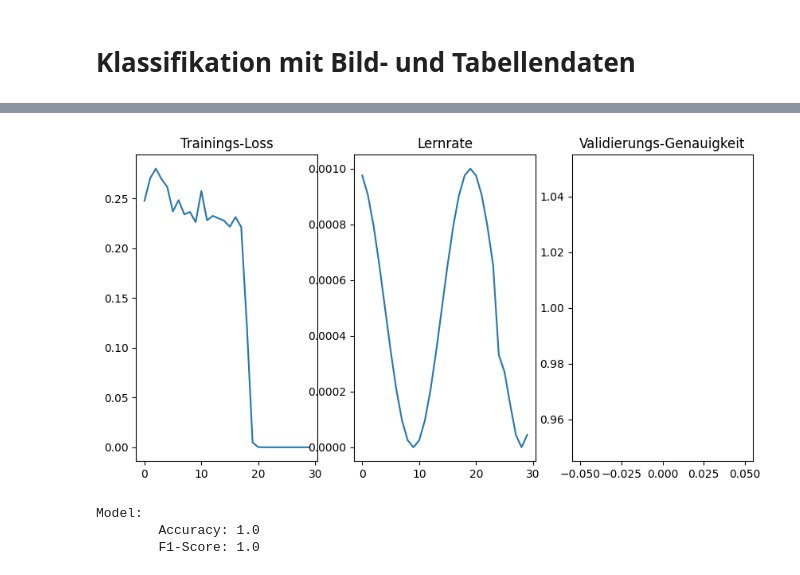
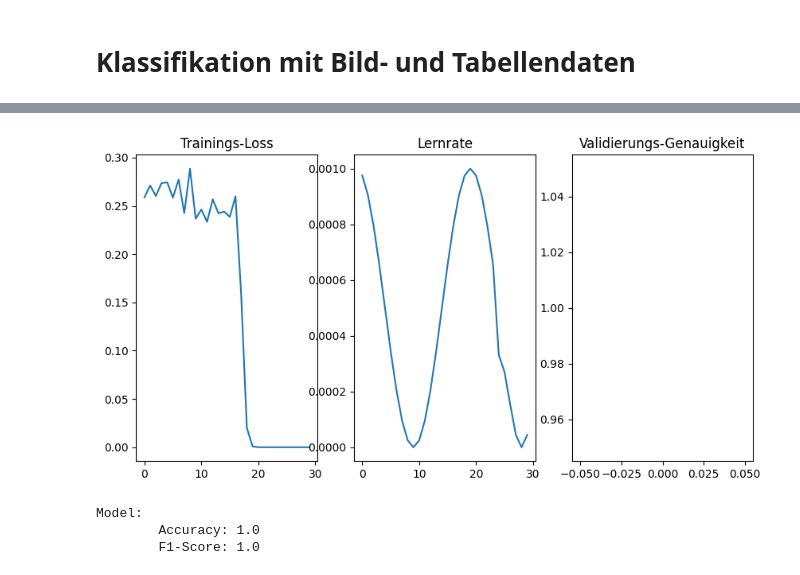
Before and after one commit to TheLoneCoderpy/SIIM-classification, a Jupyter notebook: notebook.ipynb, the cells around one changed output, grey strips where cells are left out. Cells and saved outputs as stored; diff of their text form; code cells hidden in the pictures.

```diff
--- a/notebook.ipynb
+++ b/notebook.ipynb
@@ -430,17 +419,22 @@ Model:
 class HybridModel(torch.nn.Module):
     def __init__(self, num_table_columns: int, submit: bool = False):
         super(HybridModel, self).__init__()
+        hidden_size = 1000
+        dropout = 30
+
         self.submit = submit
         self.backbone_cnn = torchvision.models.resnet34(pretrained=True)
         self.backbone_cnn.fc = torch.nn.Linear(self.backbone_cnn.fc.in_features, 512)
-        hidden_size = 1000
-        dropout = 30
         self.fc = torch.nn.Sequential(
             torch.nn.Linear(num_table_columns +  512, hidden_size),
             torch.nn.ReLU(),
             torch.nn.Dropout(dropout/100),
             torch.nn.BatchNorm1d(hidden_size),
-            torch.nn.Linear(hidden_size, 1),
+            torch.nn.Linear(hidden_size, hidden_size+100),
+            torch.nn.ReLU(),
+            torch.nn.Dropout((dropout/100)/2),
+            torch.nn.BatchNorm1d(hidden_size+100),
+            torch.nn.Linear(hidden_size+100, 1),
             torch.nn.Sigmoid()
         )
         self.freeze()
@@ -457,11 +451,11 @@ class HybridModel(torch.nn.Module):
 
     def forward(self, img, tab):
         if len(img.shape) == 3:
-            img = img.unsqueeze(0)
+            img = img.unsqueeze(0) # simuliert eine batch-Dimension bei einem einzigen Bild
         if len(tab.shape) == 1:
-            tab = tab.unsqueeze(0)
+            tab = tab.unsqueeze(0) # siehe oben
         imgf = self.backbone_cnn(img)
-        if self.submit:
+        if self.submit: # entscheidung wegen shape-mismatch
             imgf = imgf.view(1, -1) # Bild wird "flat" -> shape(1, BS * Kanäle * Höhe * Breite)
             combi = torch.cat([imgf, tab], dim=1)
         else:
@@ -576,7 +570,7 @@ for epoch in range(hy_epochs):
             hy_data["acc"].append(acc)
     print(f"Epoch [{epoch+1}/{hy_epochs}], Loss: {loss.item()}, Accuracy: {acc}")
 
-torch.save(hy_brain.state_dict(), "hybrid_model.pt")
+torch.save(hy_brain.state_dict(), "hybrid_model_2k.pt")
 
 fig, ax=plt.subplots(1,3, figsize=(10,5))
 ax[0].plot(hy_data["train"])
@@ -608,4 +602,4 @@ Epoch [30/30], Loss: 3.4967295443714963e-13, Accuracy: 1.0
-[figure, old version]
+[figure, new version]
 # %%
 print(f"Model: \n\tAccuracy: {acc}\n\tF1-Score: {get_f1_score_hy(hy_brain, hy_val_ds, device)}")
 # %% [output]
```
Also changed, not shown: parts of 9 cells of this notebook, 1 other file.
